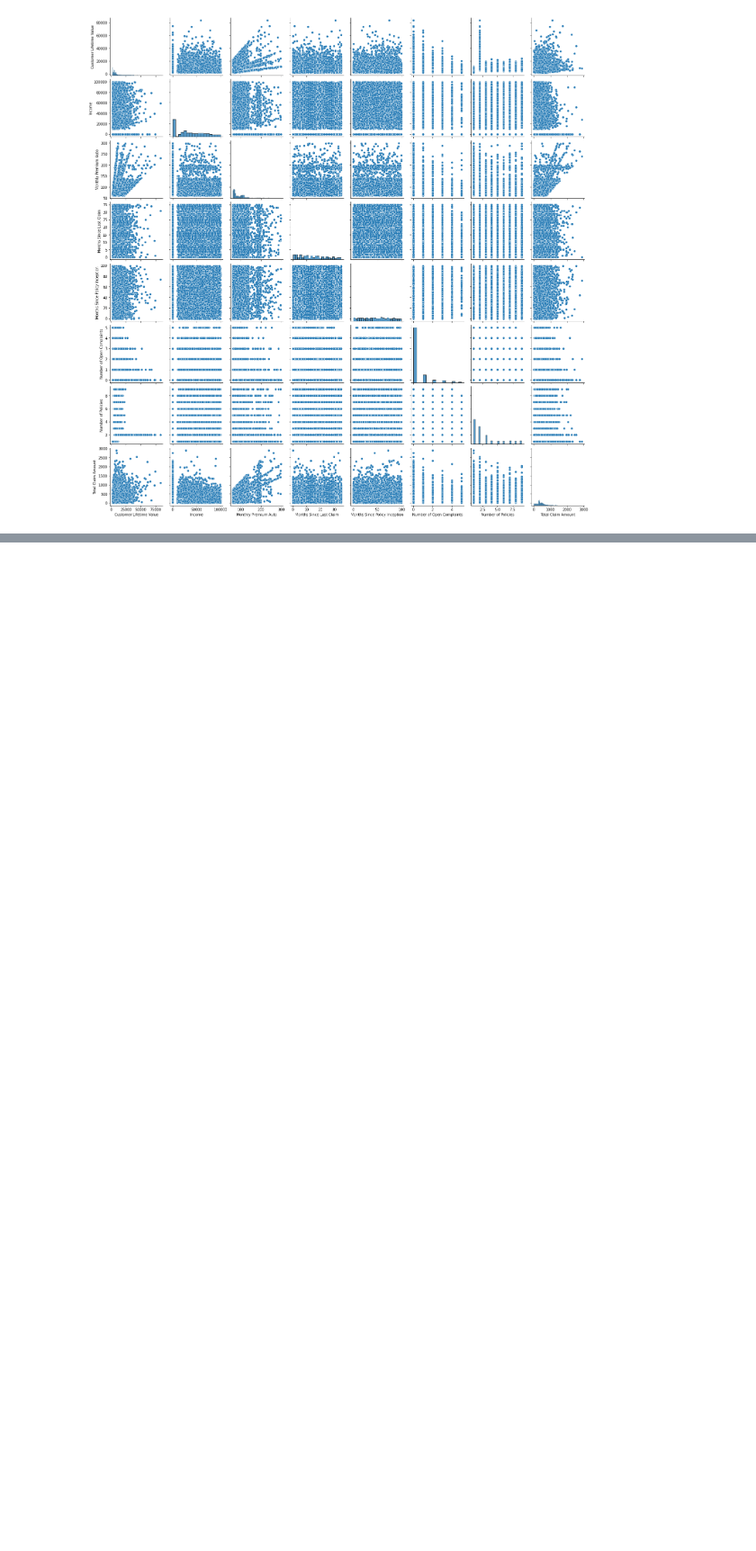
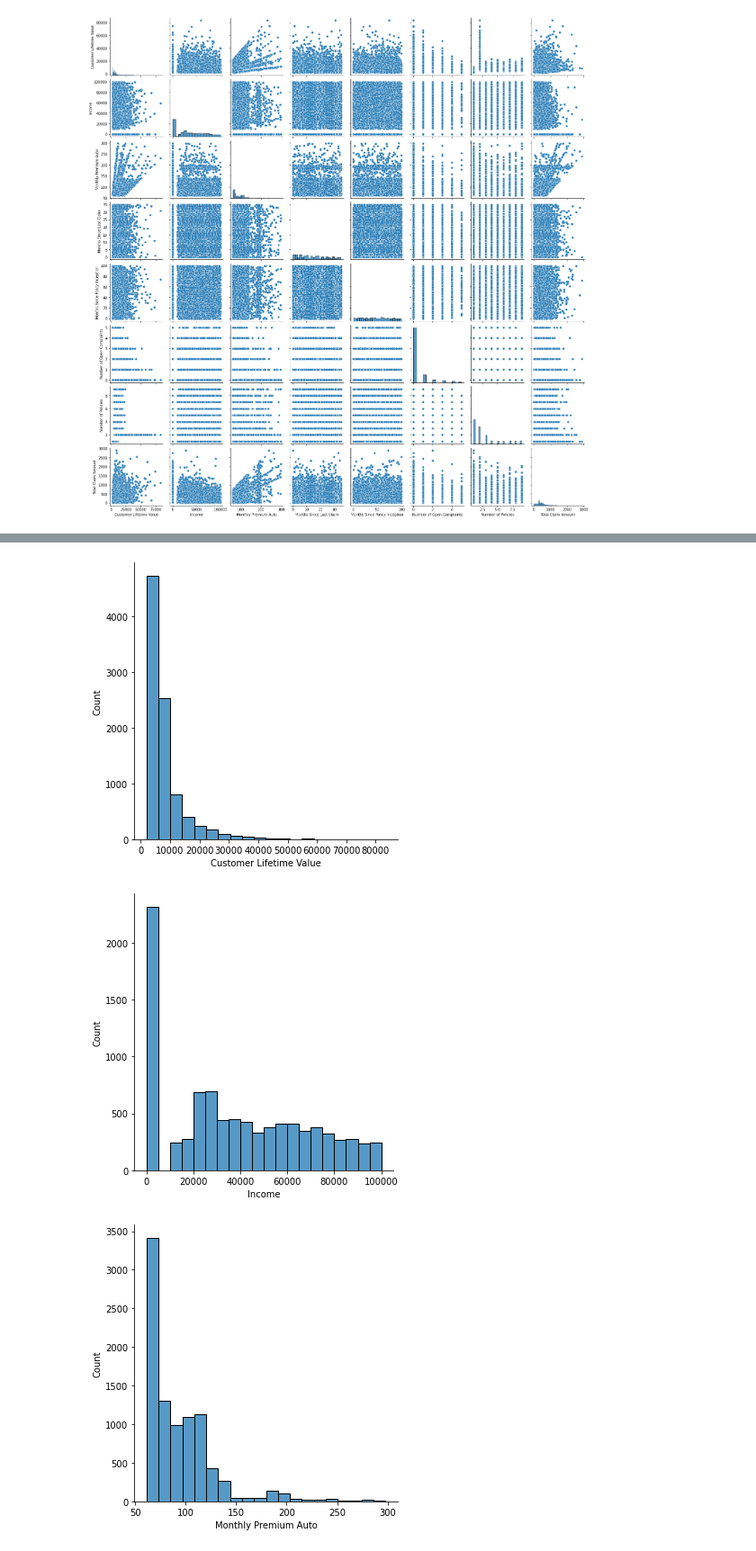
Before and after one commit to wcondevidal/IRONHACK_LABWORK, a Jupyter notebook: week_1/lab-customer-analysis-round4.ipynb, the cells around one changed output, grey strips where cells are left out. Shown at 90% size. Drawn from its saved outputs; the diff is of its cells as text; code cells hidden in the pictures; blank space fills up the shorter version.

```diff
--- a/week_1/lab-customer-analysis-round4.ipynb
+++ b/week_1/lab-customer-analysis-round4.ipynb
@@ -66,0 +84,8 @@ sns.pairplot(numerical)
+# %%
+for col in numerical.columns:
+    sns.displot(numerical[col], bins = 20)
+    plt.show()
+# %% [output]
+[figure, added]
+[figure, added]
+[figure, added]
```
Also changed, not shown: parts of 7 cells of this notebook.
